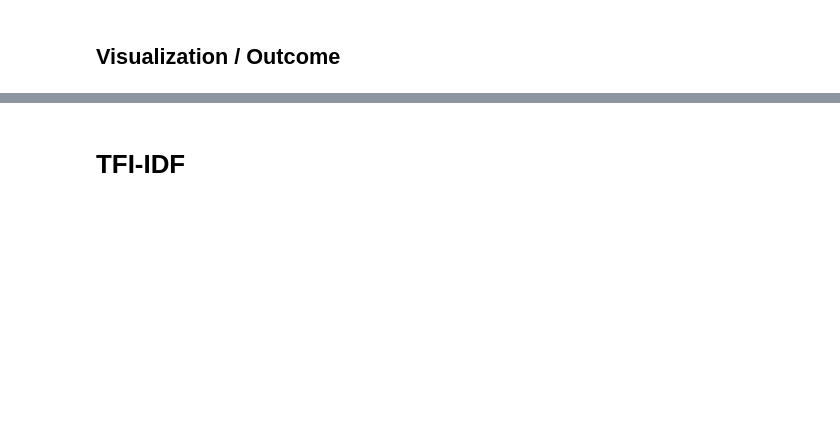
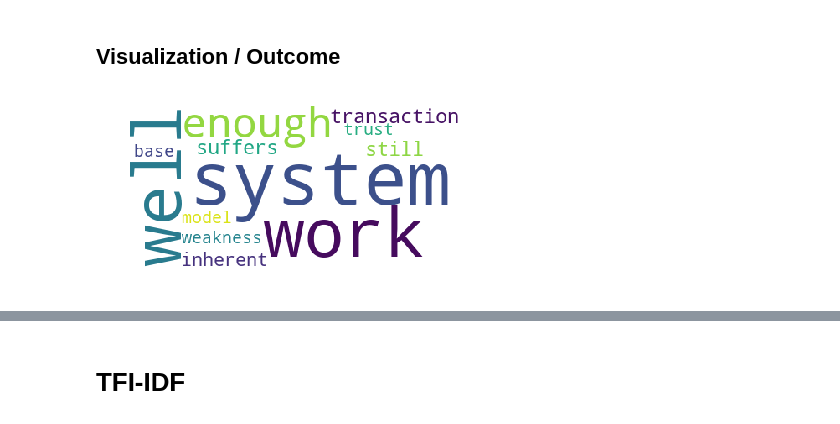
Before and after one commit to luisdiegocm/HWR_DataScience_Project, a Jupyter notebook: notebooks/1- Information Retrieval.ipynb, the cells around one changed output, grey strips where cells are left out. Cells and saved outputs as stored; diff of their text form; code cells hidden in the pictures; blank space fills up the shorter version.

Commit message:
More structured, more explanation and comments, more visualizations

```diff
--- a/notebooks/1- Information Retrieval.ipynb
+++ b/notebooks/1- Information Retrieval.ipynb
@@ -1283,9 +1510,15 @@ print(bag)
 # %%
 from wordcloud import WordCloud, STOPWORDS, ImageColorGenerator
 
 # Create and generate a word cloud image:
-wordcloud = WordCloud().generate(corpora['0chain'][10]) # We need to work on whole corpus and not sentences corpus
-plt.imshow(wordcloud, interpolation='bilinear')
+
+top_1 = corpora["bitcoin"][10]
+wordcloud = WordCloud(background_color="white",
+                      stopwords = set(STOPWORDS)
+                      ).generate(top_1)
+plt.imshow(wordcloud)
 plt.axis("off")
 plt.show()
+# %% [output]
+[figure, added]
 # %%
```
Also changed, not shown: parts of 376 cells of this notebook, 2 other files.
